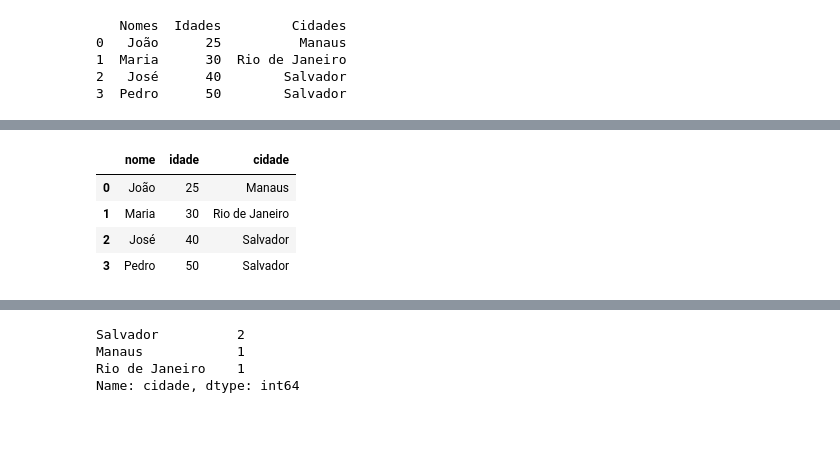
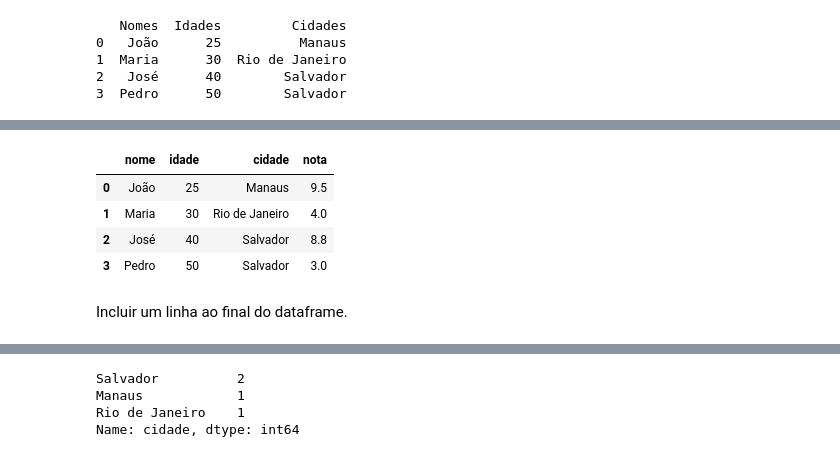
Before and after one commit to ericbrasiln/python-puc, a Jupyter notebook: dia3.ipynb, the cells around one changed output, grey strips where cells are left out. Cells and saved outputs as stored; diff of their text form; code cells hidden in the pictures; blank space fills up the shorter version.

```diff
--- a/dia3.ipynb
+++ b/dia3.ipynb
@@ -98,6 +98,6 @@ print(df.head())
 df.rename(columns={'Nomes': 'nome', 'Idades': 'idade', 'Cidades': 'cidade'}, inplace=True)
 # %%
 # add a column
-df['D'] = [1, 1, 5, 5]
+df['nota'] = [9.5, 4.0, 8.8, 3.0]
 df
 # %% [output]
@@ -108,0 +109,3 @@ df
+# %%
+df['id'] = [1, 2, 3, 4]
+df
@@ -109,10 +118,12 @@ df
 # %%
 # delete a column
-df.drop('D', axis=1, inplace=True)
+df.drop('id', axis=1, inplace=True)
 df
 # %% [output]
-|  | nome | idade | cidade |
-| 0 | João | 25 | Manaus |
-| 1 | Maria | 30 | Rio de Janeiro |
-| 2 | José | 40 | Salvador |
-| 3 | Pedro | 50 | Salvador |
+|  | nome | idade | cidade | nota |
+| 0 | João | 25 | Manaus | 9.5 |
+| 1 | Maria | 30 | Rio de Janeiro | 4.0 |
+| 2 | José | 40 | Salvador | 8.8 |
+| 3 | Pedro | 50 | Salvador | 3.0 |
+# %% [markdown]
+Incluir um linha ao final do dataframe.
```
Also changed, not shown: parts of 49 cells of this notebook, 1 other file.
